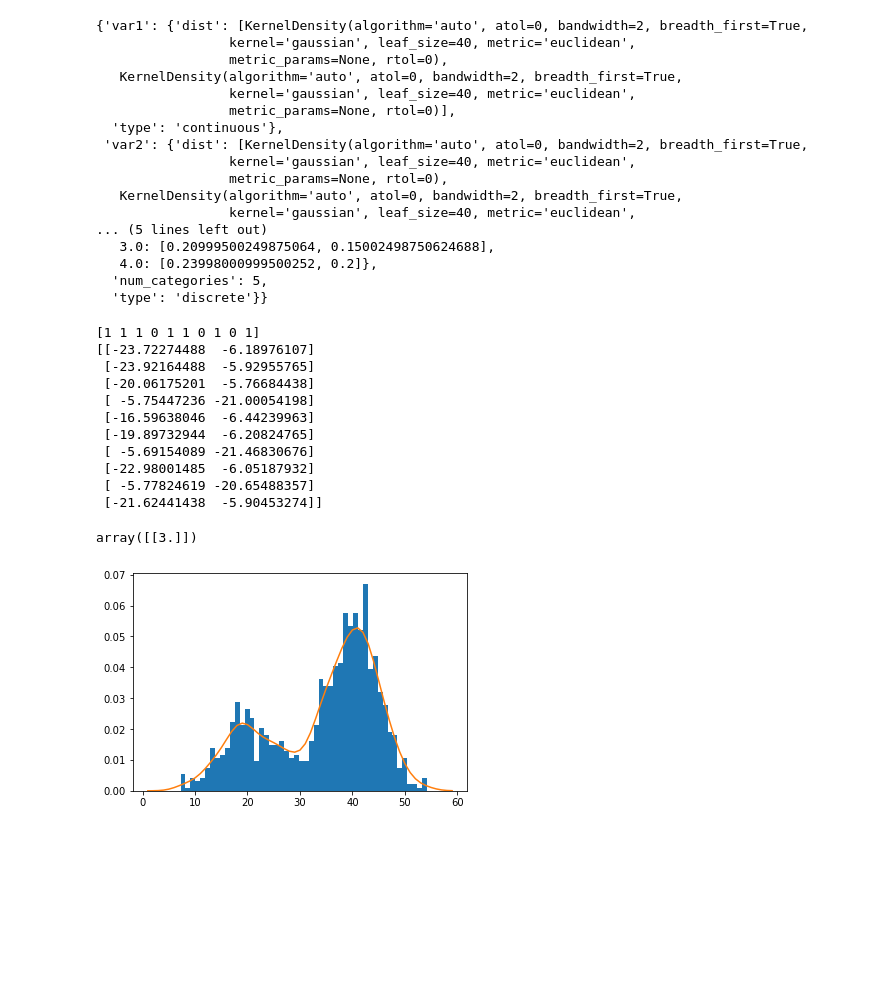
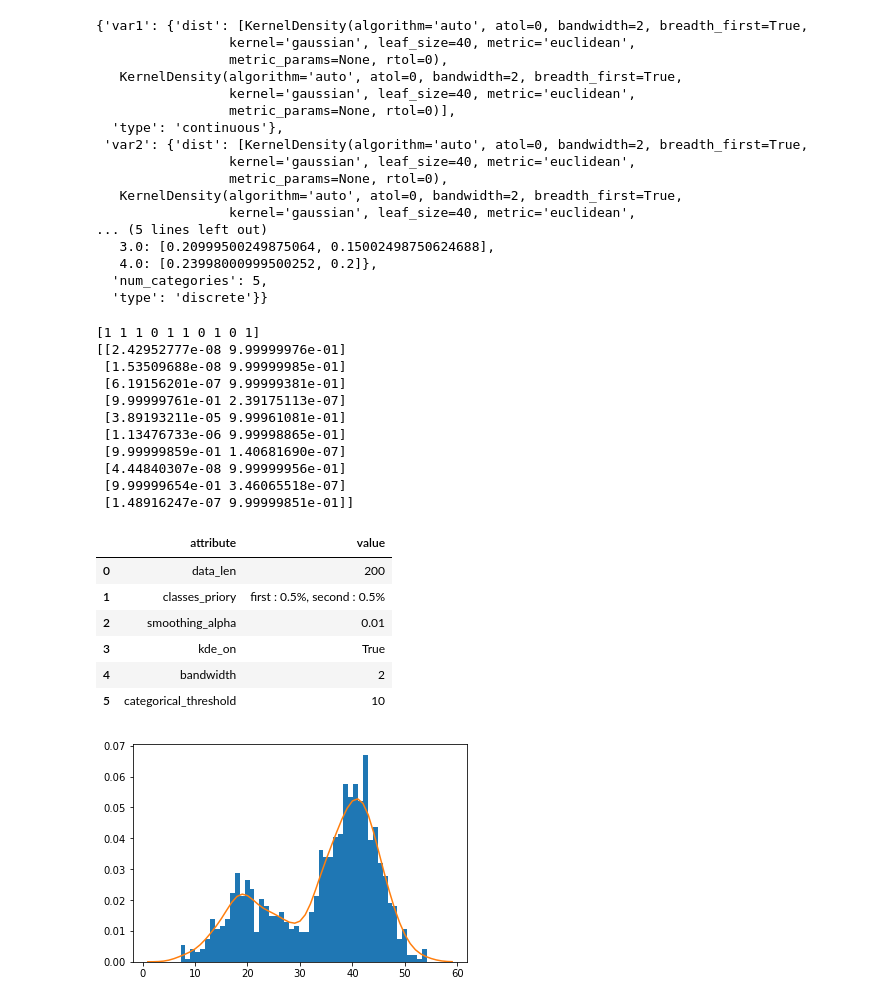
Before and after one commit to HladkyiIvan/BayesClassifiers, a Jupyter notebook: NB_Classifier.ipynb, the cells around one changed output. Cells and saved outputs as stored; diff of their text form; code cells hidden in the pictures; blank space fills up the shorter version.

Commit message:
Working on summary function

```diff
--- a/NB_Classifier.ipynb
+++ b/NB_Classifier.ipynb
@@ -34,8 +34,7 @@ ax.legend()
 # Naive Bayes Classifier
 # %%
 from scipy.stats import norm
-from scipy.stats import multinomial
-from scipy.stats import binom
+from sklearn.neighbors import KernelDensity
 import numpy as np
 import pandas as pd
 
@@ -152,7 +151,7 @@ class NaiveBayesClassifier:
                     feature_proba = value['categories_proba'][example[key]][i]
                 elif value['type'] == 'continuous':
                     if self.__kde_on:
-                        feature_proba = exp(value['dist'][i].score_samples(example[key].reshape(1, -1))[0])
+                        feature_proba = np.exp(value['dist'][i].score_samples(example[key].reshape(1, -1))[0])
                     else:
                         feature_proba = value['dist'][i].pdf(example[key])
 
@@ -165,6 +164,16 @@ class NaiveBayesClassifier:
             return np.argmax(results)
 
         return results
+
+
+    def summary(self):
+        print('General information :')
+        classes_priory = ",  ".join([str(self.__classes[i]) + " : " + str(round(self.__classes_priory[i], 4)) + "%" for i in range(len(self.__classes_priory))])
+        settings = pd.DataFrame({'attribute' : ['data_len', 'classes_priory', 'smoothing_alpha', 'kde_on', 'bandwidth', 'categorical_threshold'],
+                                 'value' : [self.__data_len, classes_priory, self.__smoothing_alpha, self.__kde_on, self.__bandwidth, self.__categorical_threshold]})
+        display(settings)
+
+        print('\nInformation about features :')
 # %%
 np.random.seed(1)
 data_X = pd.DataFrame(np.append(X, np.random.randint(5, size=(200,1 )), axis = 1), columns=['var1', 'var2', 'var3'])
@@ -211,23 +223,29 @@ classifier._features_info
   'type': 'discrete'}}
 # %%
 print(y[:10])
-print(classifier.predict_log(data_X.iloc[:10, :]))
+print(classifier.predict_proba(data_X.iloc[:10, :]))
 # %% [output]
 [1 1 1 0 1 1 0 1 0 1]
-[[-23.72274488  -6.18976107]
- [-23.92164488  -5.92955765]
- [-20.06175201  -5.76684438]
- [ -5.75447236 -21.00054198]
- [-16.59638046  -6.44239963]
- [-19.89732944  -6.20824765]
- [ -5.69154089 -21.46830676]
- [-22.98001485  -6.05187932]
- [ -5.77824619 -20.65488357]
- [-21.62441438  -5.90453274]]
+[[2.42952777e-08 9.99999976e-01]
+ [1.53509688e-08 9.99999985e-01]
+ [6.19156201e-07 9.99999381e-01]
+ [9.99999761e-01 2.39175113e-07]
+ [3.89193211e-05 9.99961081e-01]
+ [1.13476733e-06 9.99998865e-01]
+ [9.99999859e-01 1.40681690e-07]
+ [4.44840307e-08 9.99999956e-01]
+ [9.99999654e-01 3.46065518e-07]
+ [1.48916247e-07 9.99999851e-01]]
-# %%
-data_X.iloc[0, 2]
-# %% [output]
-array([[3.]])
+# %%
+classifier.summary()
+# %% [output]
+|  | attribute | value |
+| 0 | data_len | 200 |
+| 1 | classes_priory | first : 0.5%, second : 0.5% |
+| 2 | smoothing_alpha | 0.01 |
+| 3 | kde_on | True |
+| 4 | bandwidth | 2 |
+| 5 | categorical_threshold | 10 |
 # %%
 # if feat_type == 'discrete':
 #     rv = multinomial(self.__data_len, [0.3, 0.2, 0.5])
```
Also changed, not shown: parts of 3 cells of this notebook.
